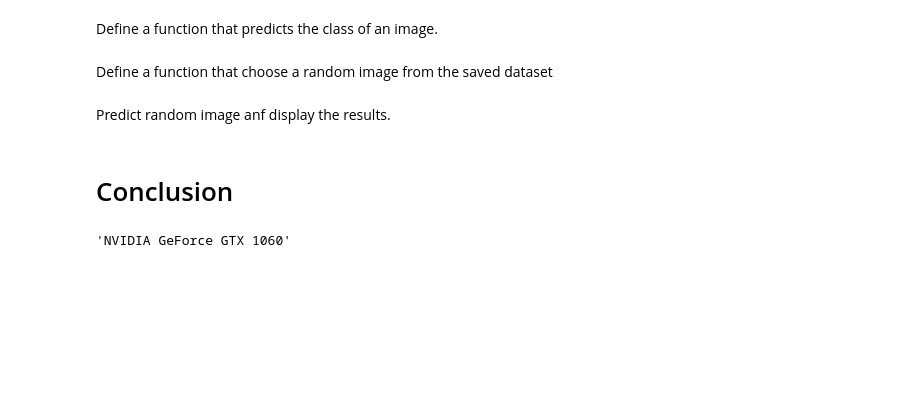
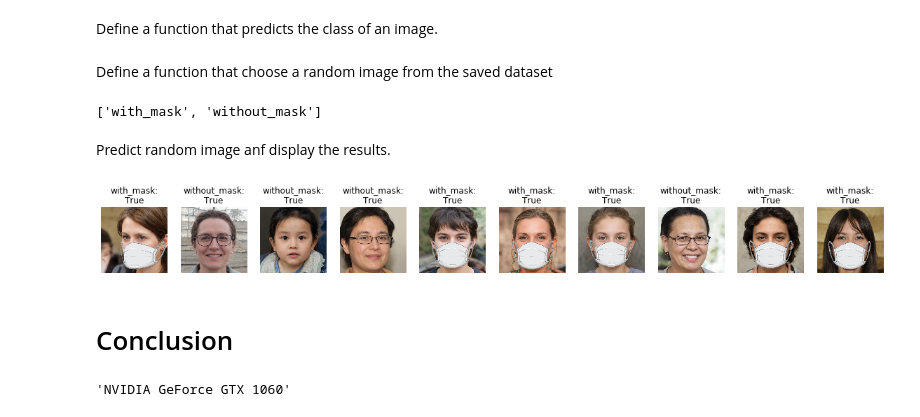
Before and after one commit to AntoineMik/AI-Facemask-detection, a Jupyter notebook: facemaskid.ipynb, the cells around one changed output. Drawn from its saved outputs; the diff is of its cells as text; code cells hidden in the pictures; blank space fills up the shorter version.

```diff
--- a/facemaskid.ipynb
+++ b/facemaskid.ipynb
@@ -517,6 +528,7 @@ Lets apply the model by performing a `simple inference` on an image. For this we
 # Get dataset
 data_dir = 'data/save_dataset'
 save_transforms = transforms.Compose([
+    transforms.Resize(512),
     transforms.ToTensor(),
     ])
 # %%
@@ -528,13 +558,10 @@ model.eval()
 Define a function that predicts the class of an image.
 # %%
 def predict_image_label(image):
-    image_tensor = save_transforms(image).float()
-    image_tensor = image_tensor.unsqueeze_(0)
-    input = Variable(image_tensor)
-    input = input.to(device)
-    output = model(input)
-    index = output.data.cpu().numpy().argmax()
-    return index
+    #image = image.to(device)
+    output = model(image)
+    _, label = torch.max(output.data, 1)
+    return label
 # %% [markdown]
 Define a function that choose a random image from the saved dataset
 # %%
@@ -549,21 +577,33 @@ def get_random_images(num):
     loader = torch.utils.data.DataLoader(data,sampler=sampler, batch_size=num)
     images, labels = iter(loader).next()
     return images, labels
+# %%
+
+classes
+# %% [output]
+['with_mask', 'without_mask']
 # %% [markdown]
 Predict random image anf display the results.
 # %%
+#model = model.to(device)
 to_pil = transforms.ToPILImage()
-images, labels = get_random_images(10)
-fig=plt.figure(figsize=(10,10))
-for i in range(len(images)):
-    image = to_pil(images[i])
-    index = predict_image_label(image)
-    sub = fig.add_subplot(1, len(images), i+1)
-    res = int(labels[i]) == index
-    sub.set_title(str(classes[index]) + ":" + str(res))
+num = 10
+fig=plt.figure(figsize=(20,20))
+for i in range(num):
+    # get a random image
+    images, labels = get_random_images(1)
+    image = to_pil(images[0])
+    # Predict image label
+    index = predict_image_label(images)
+    # Plot image and prediction
+    sub = fig.add_subplot(1, num, i+1)
+    res = int(labels[0]) == int(index)
+    sub.set_title(str(classes[index]) + ":\n" + str(res))
     plt.axis('off')
     plt.imshow(image)
 plt.show()
+# %% [output]
+[figure, added]
 # %% [markdown]
 # Conclusion
 # %%
```
Also changed, not shown: parts of 23 cells of this notebook.
